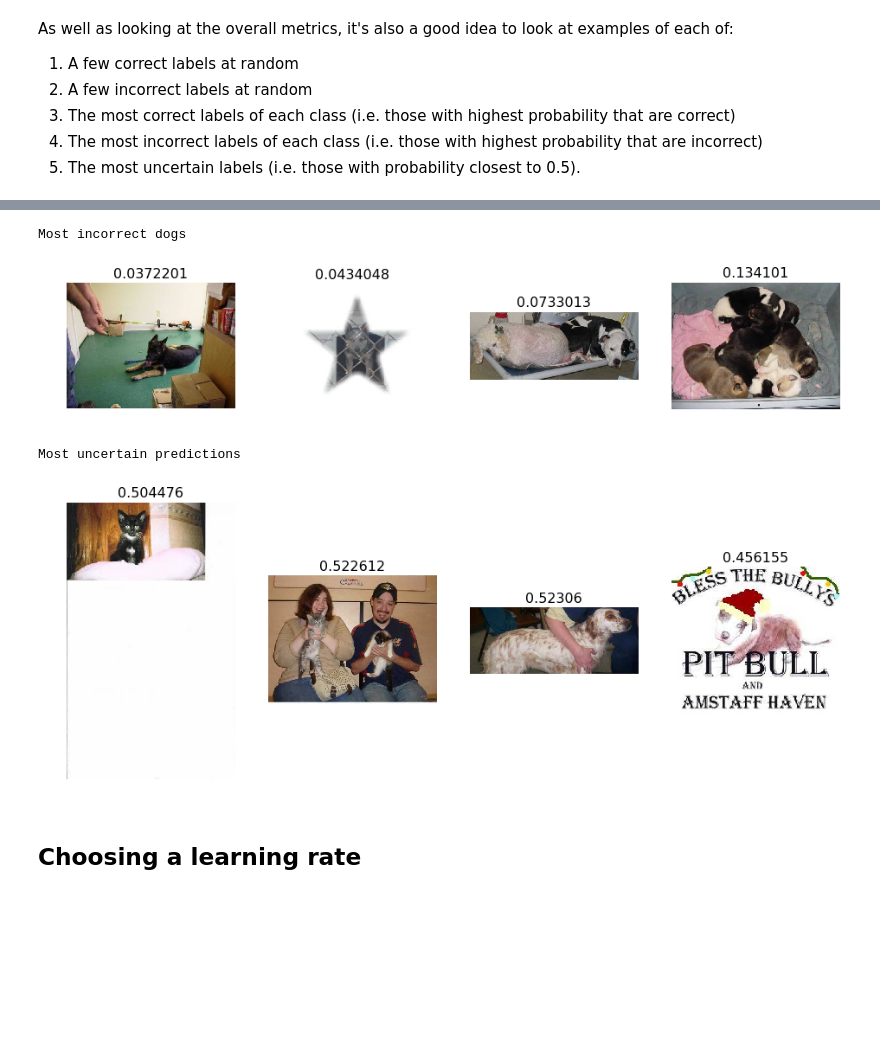
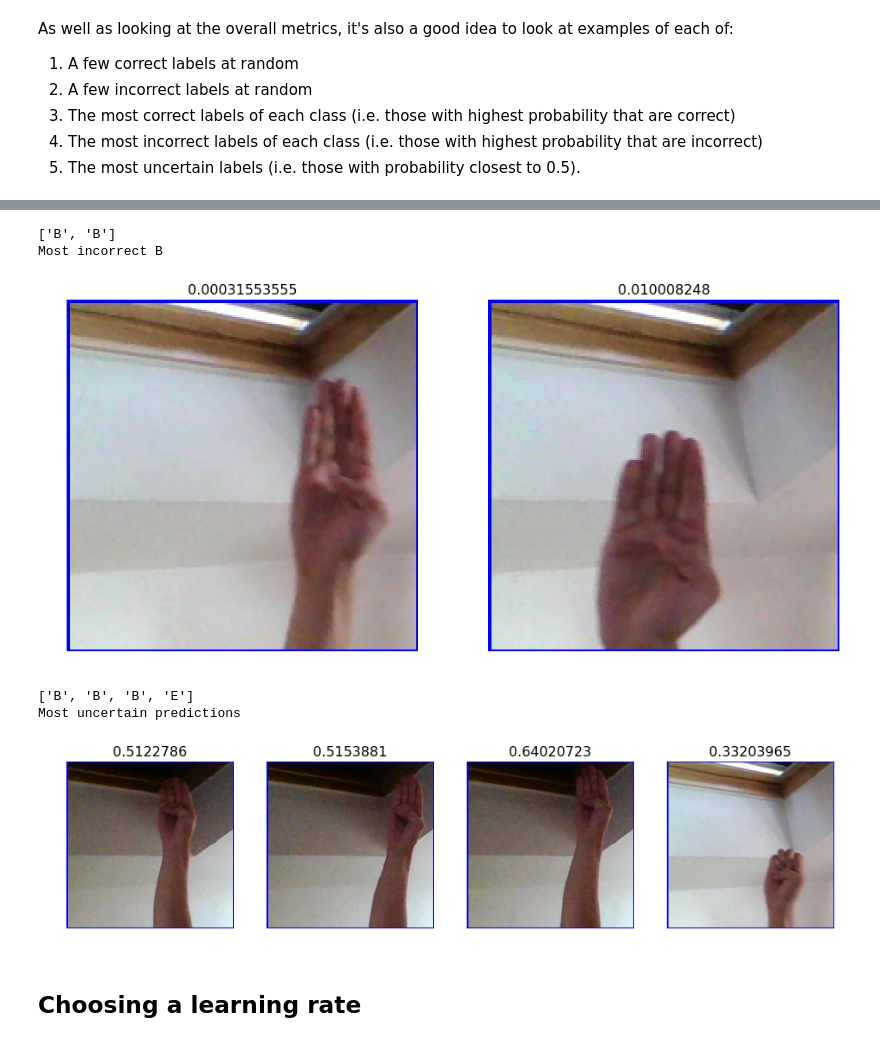
Before and after one commit to therahulmanocha/aslchallenge, a Jupyter notebook: basemodel.ipynb, the cells around one changed output, grey strips where cells are left out. Cells and saved outputs as stored; diff of their text form; code cells hidden in the pictures; blank space fills up the shorter version.

```diff
--- a/basemodel.ipynb
+++ b/basemodel.ipynb
@@ -183,6 +180,9 @@ def load_img_id(ds, idx): return np.array(PIL.Image.open(PATH+ds.fnames[idx]))
 
 def plot_val_with_title(idxs, title):
     imgs = [load_img_id(data.val_ds,x) for x in idxs]
+    #print(idxs)
+    classval = [data.val_y[x] for x in idxs]
+    print([data.classes[x] for x in classval])
     title_probs = [probs[x] for x in idxs]
     print(title)
     return plots(imgs, rows=1, titles=title_probs, figsize=(16,8))
@@ -224,14 +229,16 @@ Most incorrect cats
 # %%
-plot_val_with_title(most_by_correct(1, False), "Most incorrect dogs")
+plot_val_with_title(most_by_correct(1, False), "Most incorrect B")
 # %% [output]
-Most incorrect dogs
+['B', 'B']
+Most incorrect B
-[figure, old version]
+[figure, new version]
 # %%
 most_uncertain = np.argsort(np.abs(probs -0.5))[:4]
 plot_val_with_title(most_uncertain, "Most uncertain predictions")
 # %% [output]
+['B', 'B', 'B', 'E']
 Most uncertain predictions
-[figure, old version]
+[figure, new version]
 # %% [markdown]
 ## Choosing a learning rate
 # %% [markdown]
```
Also changed, not shown: parts of 18 cells of this notebook, 1 other file.
